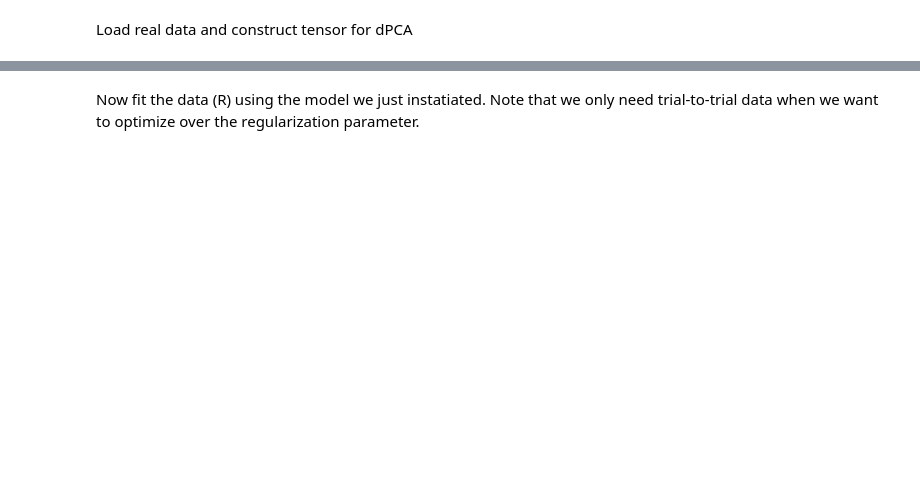
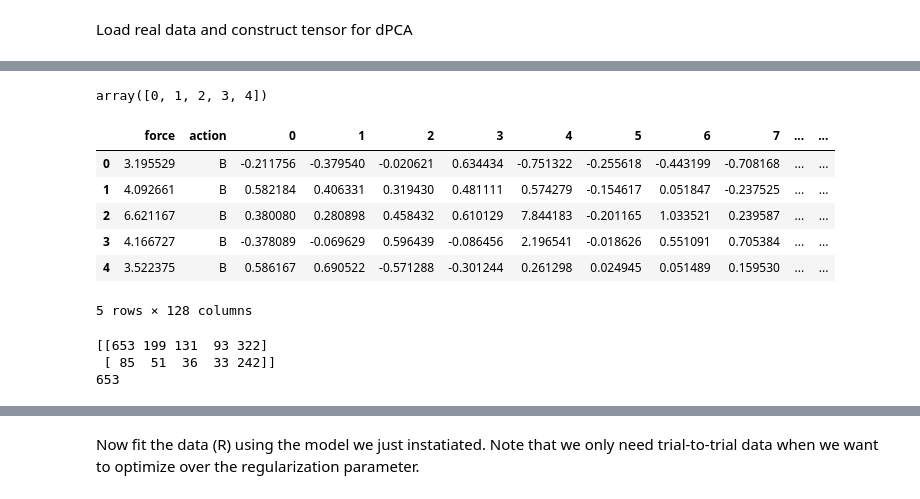
Before and after one commit to vathalye/dPCA, a Jupyter notebook: python/dPCA_test_iso.ipynb, the cells around one changed output, grey strips where cells are left out. Cells and saved outputs as stored; diff of their text form; code cells hidden in the pictures; blank space fills up the shorter version.

```diff
--- a/python/dPCA_test_iso.ipynb
+++ b/python/dPCA_test_iso.ipynb
@@ -12,11 +17,17 @@ import os
 Load real data and construct tensor for dPCA
 # %%
 # NY125, 2019-09-17
+# animal = 'NY125'
+# date = '2019-09-17'
 
-animal = 'NY125'
+# animal = 'NY123'
+# date = '2019-09-18'
+
+animal = 'NY126'
 date = '2019-09-17'
 
-file = 'nf.pkl'
+file = 'dec_proj_force_bin.pkl'
+
 data_home = r'Z:\Ines\Data_analysis\Pickles'
 data_dir = os.path.join(data_home, animal, date, 'vivek')
 data_path = os.path.join(data_dir, file)
@@ -109,0 +56,6 @@ for i_n in range(num_neurons):
+# %%
+#append force bins into dataframe:
+f_vec = np.concatenate((ld['fbin_dic']['B'], ld['fbin_dic']['A']))
+# print(f_vec.shape)
+nf_df = copy.copy(ld['nf_df'])
+nf_df['force_bin'] = f_vec
@@ -109,0 +72,35 @@ for i_n in range(num_neurons):
+# %%
+force_bins
+# %% [output]
+array([0, 1, 2, 3, 4])
+# %%
+nf_df.head()
+# %% [output]
+|  | force | action | 0 | 1 | 2 | 3 | 4 | 5 | 6 | 7 | ... | ... |
+| 0 | 3.195529 | B | -0.211756 | -0.379540 | -0.020621 | 0.634434 | -0.751322 | -0.255618 | -0.443199 | -0.708168 | ... | ... |
+| 1 | 4.092661 | B | 0.582184 | 0.406331 | 0.319430 | 0.481111 | 0.574279 | -0.154617 | 0.051847 | -0.237525 | ... | ... |
+| 2 | 6.621167 | B | 0.380080 | 0.280898 | 0.458432 | 0.610129 | 7.844183 | -0.201165 | 1.033521 | 0.239587 | ... | ... |
+| 3 | 4.166727 | B | -0.378089 | -0.069629 | 0.596439 | -0.086456 | 2.196541 | -0.018626 | 0.551091 | 0.705384 | ... | ... |
+| 4 | 3.522375 | B | 0.586167 | 0.690522 | -0.571288 | -0.301244 | 0.261298 | 0.024945 | 0.051489 | 0.159530 | ... | ... |
+5 rows × 128 columns
+# %%
+#identify number of trials for each (action, force_bin)
+num_trials_mat = np.zeros((num_actions, num_force_bins))
+for i_a,a in enumerate(action_list):
+    num_trials_dic[i_a, 'vec'] = []
+    for f in force_bins:
+        #print(i_a, i_f)
+        sel_a = (nf_df['action']==a)
+        sel_f = (nf_df['force_bin']==f)
+        sel = sel_a&sel_f
+        num = np.sum(sel)
+        num_trials_mat[i_a, f] = num
+num_trials_mat = num_trials_mat.astype(int)
+max_num_trials = np.max(num_trials_mat)
+
+print(num_trials_mat)
+print(max_num_trials)
+# %% [output]
+[[653 199 131  93 322]
+ [ 85  51  36  33 242]]
+653
```
Also changed, not shown: parts of 40 cells of this notebook, 7 other files.
